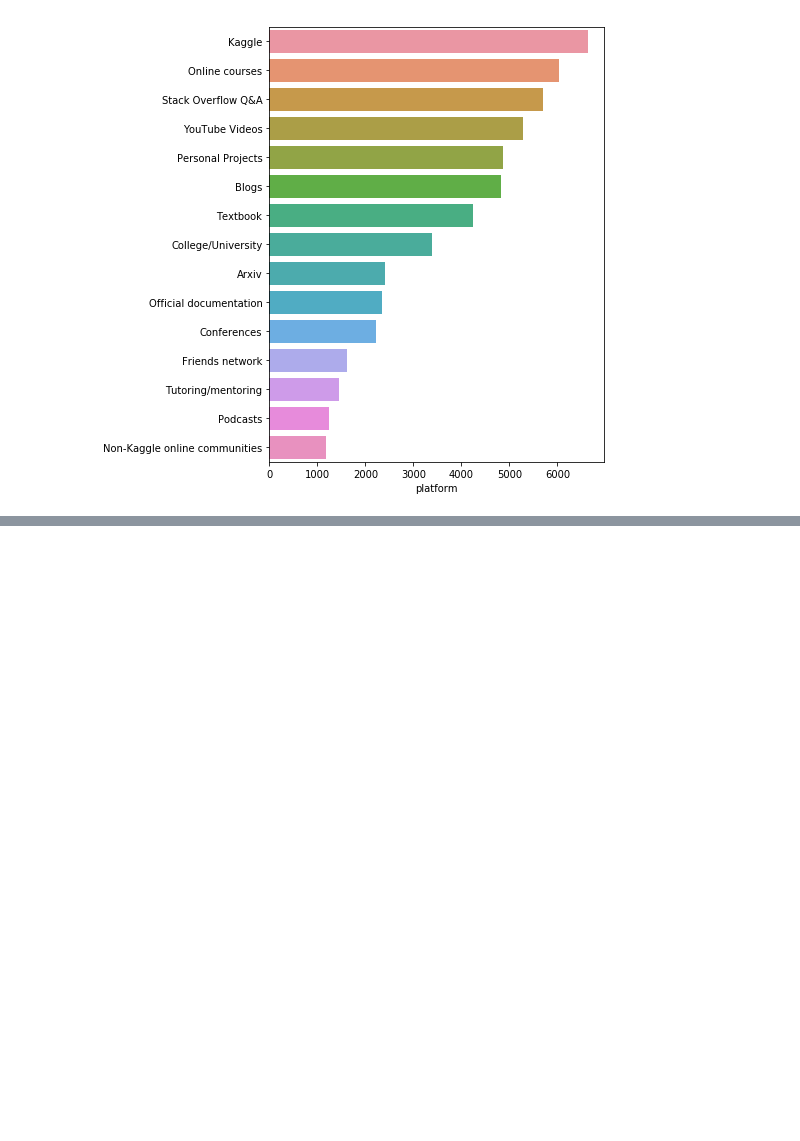
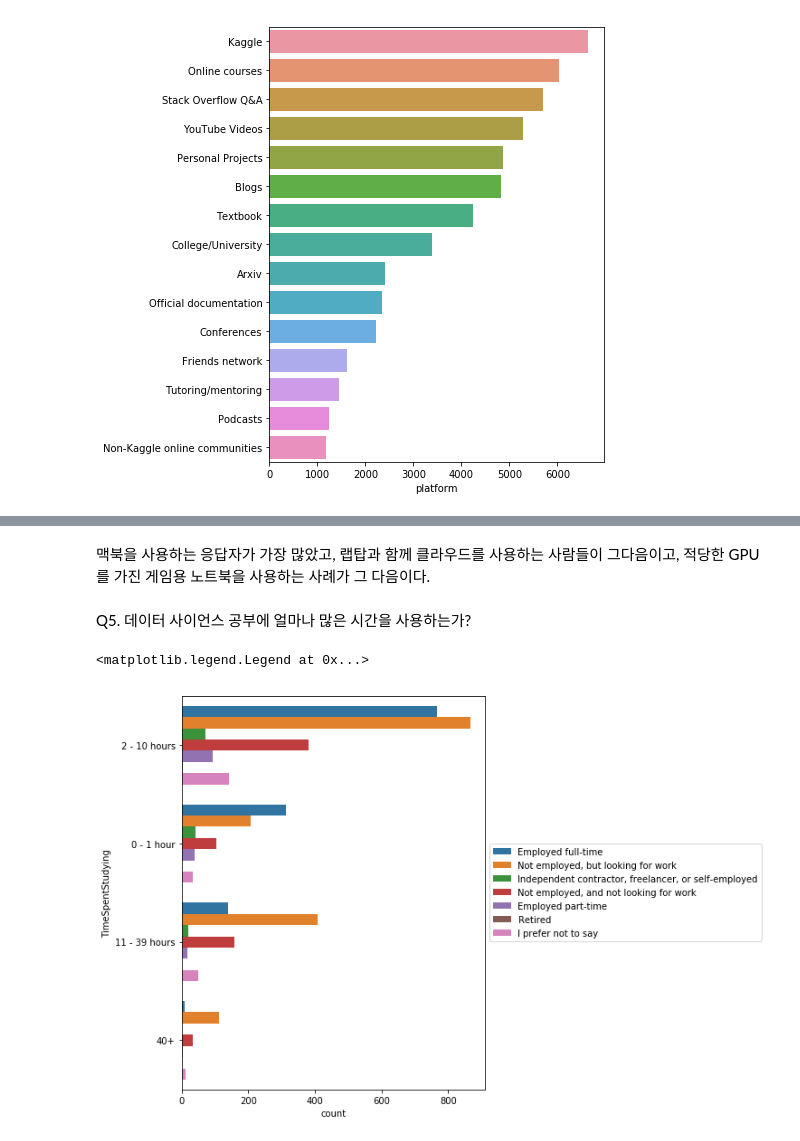
Before and after one commit to eunseokmax/Kaggel_personal, a Jupyter notebook: Kaggle_ML_DS_survey_2017_review.ipynb, the cells around one changed output, grey strips where cells are left out. Saved outputs shown, nothing was run; the diff lists cells and outputs as text; code cells hidden in the pictures; blank space fills up the shorter version.

```diff
--- a/Kaggle_ML_DS_survey_2017_review.ipynb
+++ b/Kaggle_ML_DS_survey_2017_review.ipynb
@@ -362,0 +460,4 @@ sns.barplot(y=data.index, x=data)
+# %%
+mcq['HardwarePersonalProjectsSelect'] = mcq['HardwarePersonalProjectsSelect'].astype('str').apply(lambda x : x.split(','))
+s = mcq.apply(lambda x : pd.Series(x['HardwarePersonalProjectsSelect']), axis=1).stack().reset_index(level=1, drop=True)
+s.name='hardware'
@@ -362,0 +480,10 @@ sns.barplot(y=data.index, x=data)
+# %% [markdown]
+맥북을 사용하는 응답자가 가장 많았고, 랩탑과 함께 클라우드를 사용하는 사람들이 그다음이고, 적당한 GPU를 가진 게임용 노트북을 사용하는 사례가 그 다음이다.
+# %% [markdown]
+Q5. 데이터 사이언스 공부에 얼마나 많은 시간을 사용하는가?
+# %%
+plt.figure(figsize=(6,8))
+sns.countplot(y='TimeSpentStudying', data=mcq, hue='EmploymentStatus').legend(loc='center left', bbox_to_anchor=(1, 0.5))
+# %% [output]
+<matplotlib.legend.Legend at 0x...>
+[figure, added]
```
Also changed, not shown: parts of 44 cells of this notebook.
